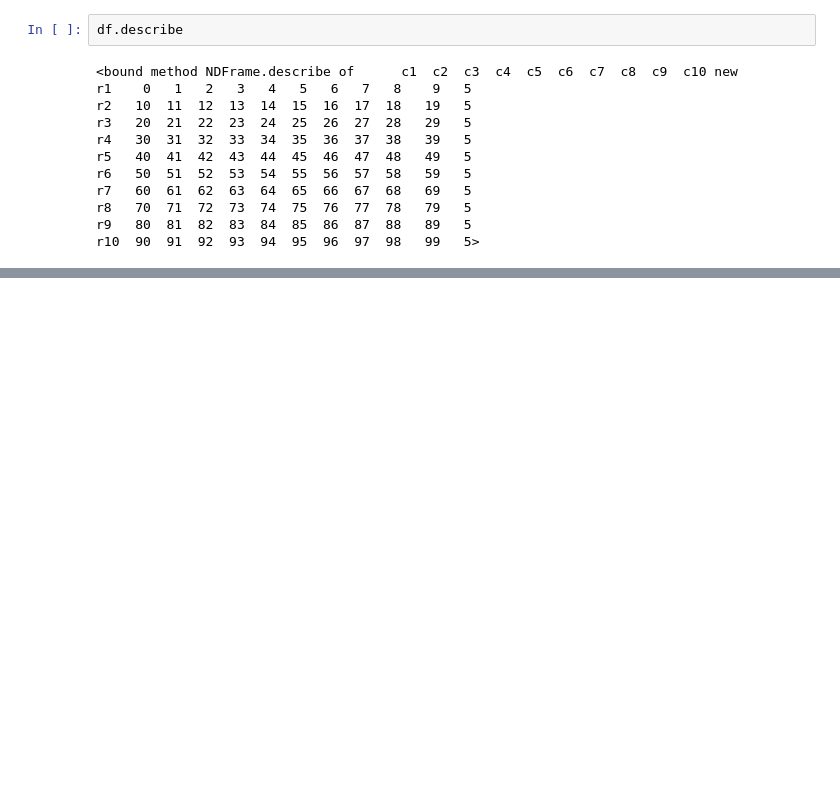
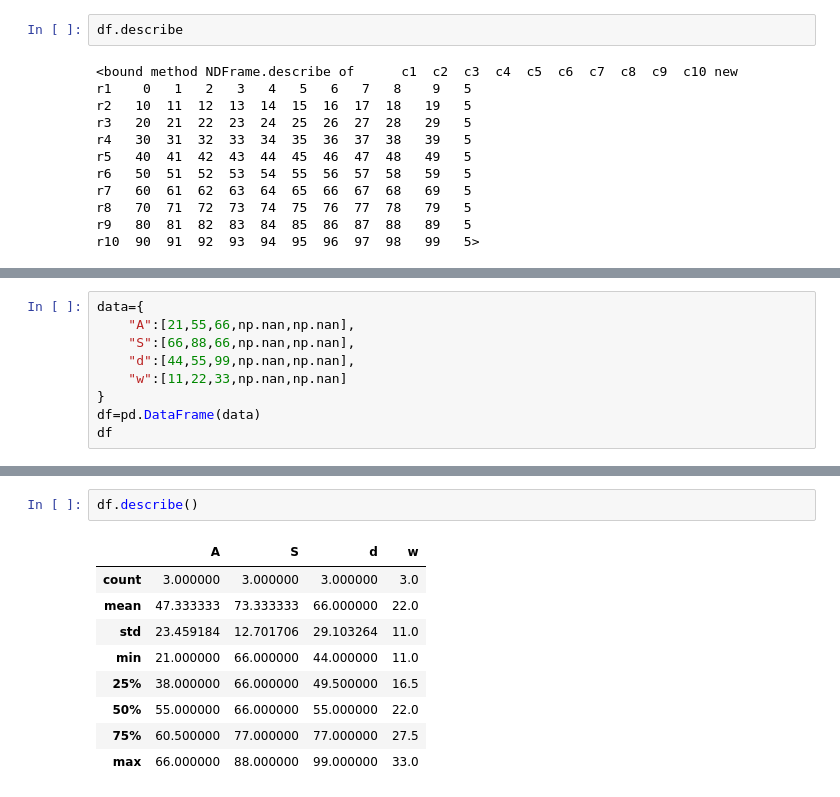
Before and after one commit to mdsamim1992hatia-cell/BMI-CAL, a Jupyter notebook: Untitled63.ipynb, the cells around one changed output, grey strips where cells are left out. Saved outputs shown, nothing was run; the diff lists cells and outputs as text; blank space fills up the shorter version.

```diff
--- a/Untitled63.ipynb
+++ b/Untitled63.ipynb
@@ -105,0 +105,9 @@ r10  90  91  92  93  94  95  96  97  98   99   5>
+# %%
+data={
+    "A":[21,55,66,np.nan,np.nan],
+    "S":[66,88,66,np.nan,np.nan],
+    "d":[44,55,99,np.nan,np.nan],
+    "w":[11,22,33,np.nan,np.nan]
+}
+df=pd.DataFrame(data)
+df
@@ -105,0 +221,12 @@ r10  90  91  92  93  94  95  96  97  98   99   5>
+# %%
+df.describe()
+# %% [output]
+|  | A | S | d | w |
+| count | 3.000000 | 3.000000 | 3.000000 | 3.0 |
+| mean | 47.333333 | 73.333333 | 66.000000 | 22.0 |
+| std | 23.459184 | 12.701706 | 29.103264 | 11.0 |
+| min | 21.000000 | 66.000000 | 44.000000 | 11.0 |
+| 25% | 38.000000 | 66.000000 | 49.500000 | 16.5 |
+| 50% | 55.000000 | 66.000000 | 55.000000 | 22.0 |
+| 75% | 60.500000 | 77.000000 | 77.000000 | 27.5 |
+| max | 66.000000 | 88.000000 | 99.000000 | 33.0 |
```
Also changed, not shown: parts of 17 cells of this notebook.
